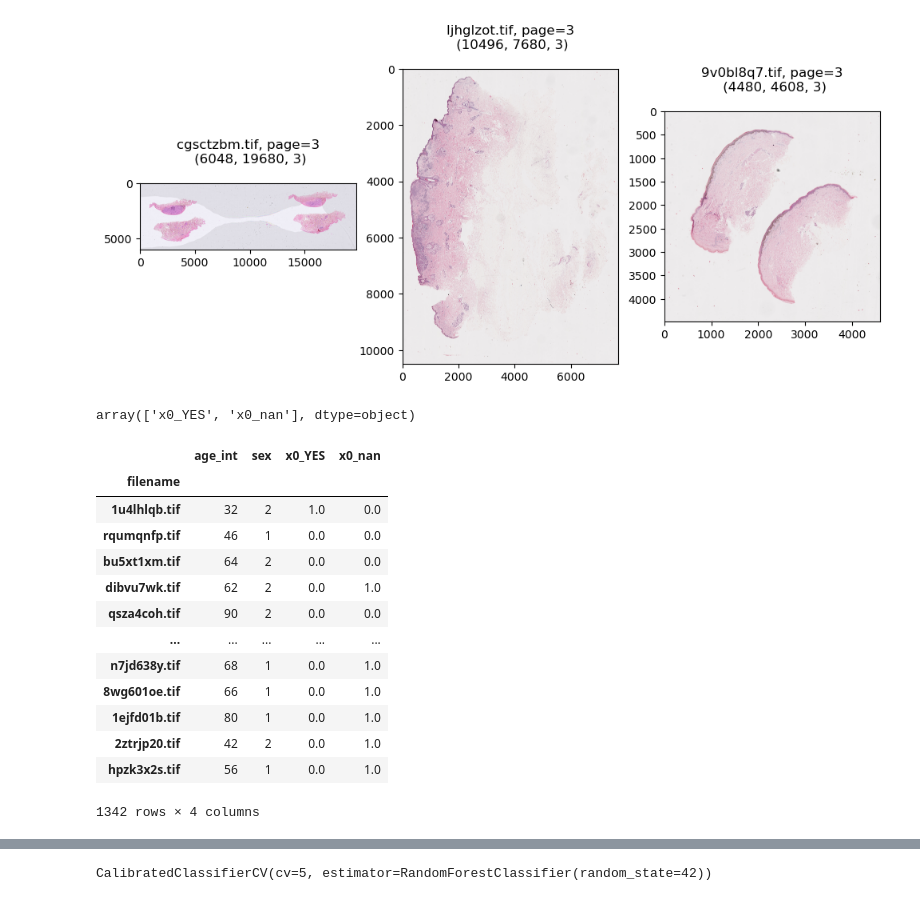
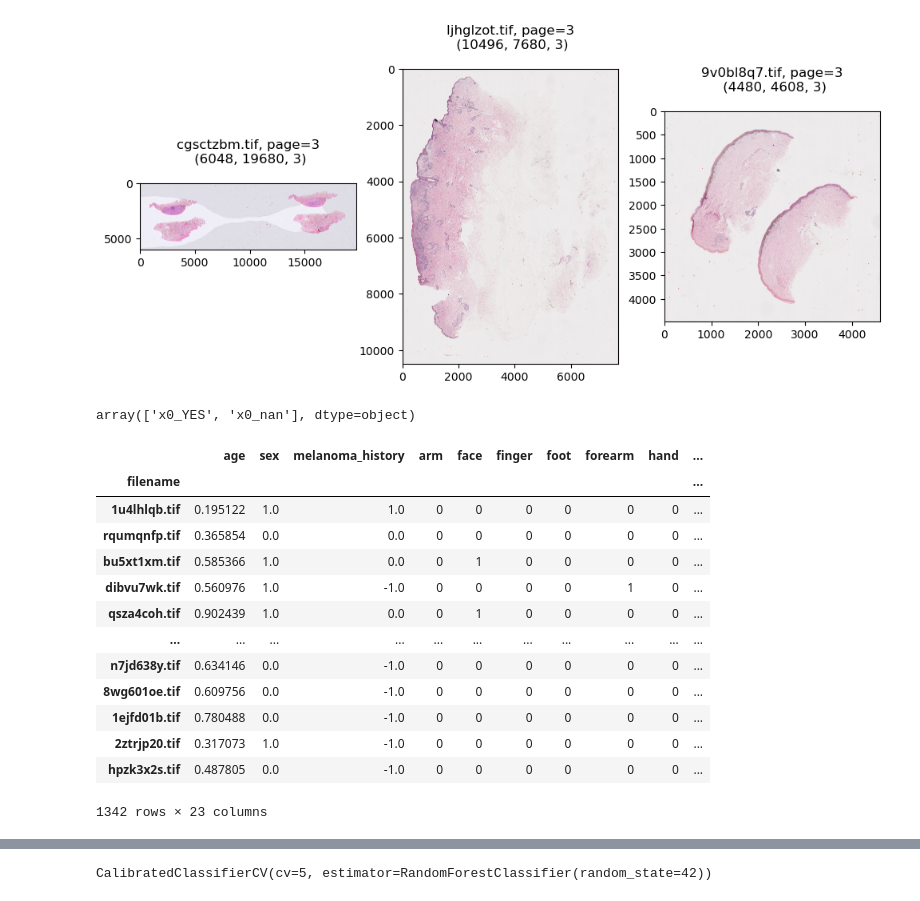
Before and after one commit to Graham-Broughton/visiomel-melanoma-runtime, a Jupyter notebook: notebooks/3.Baseline.ipynb, the cells around one changed output, grey strips where cells are left out. Cells and saved outputs as stored; diff of their text form; code cells hidden in the pictures.

```diff
--- a/notebooks/3.Baseline.ipynb
+++ b/notebooks/3.Baseline.ipynb
@@ -22,7 +22,7 @@ CFG = CFG()
 # %%
 Image.MAX_IMAGE_PIXELS = None
 # %%
-train_metadata = pd.read_csv(f'{CFG.DATA_PATH}/train_metadata.csv', index_col='filename')
-train_labels = pd.read_csv(f'{CFG.DATA_PATH}/train_labels.csv', index_col="filename")
+train_metadata = pd.read_csv(f'../data/train_metadata.csv', index_col='filename')
+train_labels = pd.read_csv(f'../data/train_labels.csv', index_col="filename")
 train_labels.relapse.value_counts(dropna=False)
 # %% [output]
@@ -76,14 +77,20 @@ Downloading ljhglzot.tif
 cp s3://drivendata-competition-visiomel-public-us/images/9v0bl8q7.tif /mnt/disk1/visiomel-melanoma-runtime/data/baseline/9v0bl8q7.tif
 Downloading 9v0bl8q7.tif
 [figure]
-# %%
-# define an encoder for melanoma_history
-
-enc = OneHotEncoder(drop="first", sparse_output=False)
-enc.fit(np.array(train_metadata["melanoma_history"]).reshape(-1, 1))
-enc.get_feature_names_out()
-# %% [output]
-array(['x0_YES', 'x0_nan'], dtype=object)
+# %%
+def process_df(df: pd.DataFrame):
+    df['age'] = df['age'].str.slice(1, 3).astype(np.float32)
+    df['age'] = (df['age'] - df['age'].min()) / (df['age'].max() - df['age'].min())
+    df['sex'] = df['sex'].replace(1, 0).replace(2, 1).astype(np.float32)
+    df['melanoma_history'] = df['melanoma_history'].replace({'YES': 1, "NO": 0}).fillna(-1).astype(np.float32)
+    df = pd.concat([df, pd.get_dummies(df['body_site']).astype(int)], axis=1).drop('body_site', axis=1)
+    return df
+
+enc = OneHotEncoder(drop="first", sparse_output=False)
+enc.fit(np.array(train_metadata["melanoma_history"]).reshape(-1, 1))
+enc.get_feature_names_out()
+# %% [output]
+array(['x0_YES', 'x0_nan'], dtype=object)
 # %%
 def preprocess_feats(df=train_metadata):
     feats = df.copy()
@@ -105,24 +112,24 @@ def preprocess_feats(df=train_metadata):
 # %%
 # preprocess features
 
-X = preprocess_feats(train_metadata)
+X = process_df(train_metadata).drop(['resolution', 'ulceration', 'breslow', 'tif_cksum', 'tif_size', 'us_tif_url', 'eu_tif_url', 'as_tif_url'], axis=1)
 y = train_labels.relapse
 X
 # %% [output]
-|  | age_int | sex | x0_YES | x0_nan |
-| filename |  |  |  |  |
-| 1u4lhlqb.tif | 32 | 2 | 1.0 | 0.0 |
-| rqumqnfp.tif | 46 | 1 | 0.0 | 0.0 |
-| bu5xt1xm.tif | 64 | 2 | 0.0 | 0.0 |
-| dibvu7wk.tif | 62 | 2 | 0.0 | 1.0 |
-| qsza4coh.tif | 90 | 2 | 0.0 | 0.0 |
-| ... | ... | ... | ... | ... |
-| n7jd638y.tif | 68 | 1 | 0.0 | 1.0 |
-| 8wg601oe.tif | 66 | 1 | 0.0 | 1.0 |
-| 1ejfd01b.tif | 80 | 1 | 0.0 | 1.0 |
-| 2ztrjp20.tif | 42 | 2 | 0.0 | 1.0 |
-| hpzk3x2s.tif | 56 | 1 | 0.0 | 1.0 |
+|  | age | sex | melanoma_history | arm | face | finger | foot | forearm | hand | ... |
+| filename |  |  |  |  |  |  |  |  |  | ... |
+| 1u4lhlqb.tif | 0.195122 | 1.0 | 1.0 | 0 | 0 | 0 | 0 | 0 | 0 | ... |
+| rqumqnfp.tif | 0.365854 | 0.0 | 0.0 | 0 | 0 | 0 | 0 | 0 | 0 | ... |
+| bu5xt1xm.tif | 0.585366 | 1.0 | 0.0 | 0 | 1 | 0 | 0 | 0 | 0 | ... |
+| dibvu7wk.tif | 0.560976 | 1.0 | -1.0 | 0 | 0 | 0 | 0 | 1 | 0 | ... |
+| qsza4coh.tif | 0.902439 | 1.0 | 0.0 | 0 | 1 | 0 | 0 | 0 | 0 | ... |
+| ... | ... | ... | ... | ... | ... | ... | ... | ... | ... | ... |
+| n7jd638y.tif | 0.634146 | 0.0 | -1.0 | 0 | 0 | 0 | 0 | 0 | 0 | ... |
+| 8wg601oe.tif | 0.609756 | 0.0 | -1.0 | 0 | 0 | 0 | 0 | 0 | 0 | ... |
+| 1ejfd01b.tif | 0.780488 | 0.0 | -1.0 | 0 | 0 | 0 | 0 | 0 | 0 | ... |
+| 2ztrjp20.tif | 0.317073 | 1.0 | -1.0 | 0 | 0 | 0 | 0 | 0 | 0 | ... |
+| hpzk3x2s.tif | 0.487805 | 0.0 | -1.0 | 0 | 0 | 0 | 0 | 0 | 0 | ... |
-1342 rows × 4 columns
+1342 rows × 23 columns
 # %%
 X_train, X_test, y_train, y_test = train_test_split(
     X, y, test_size=0.2, random_state=SEED, stratify=y
```
Also changed, not shown: parts of 5 cells of this notebook, 56 other files.
